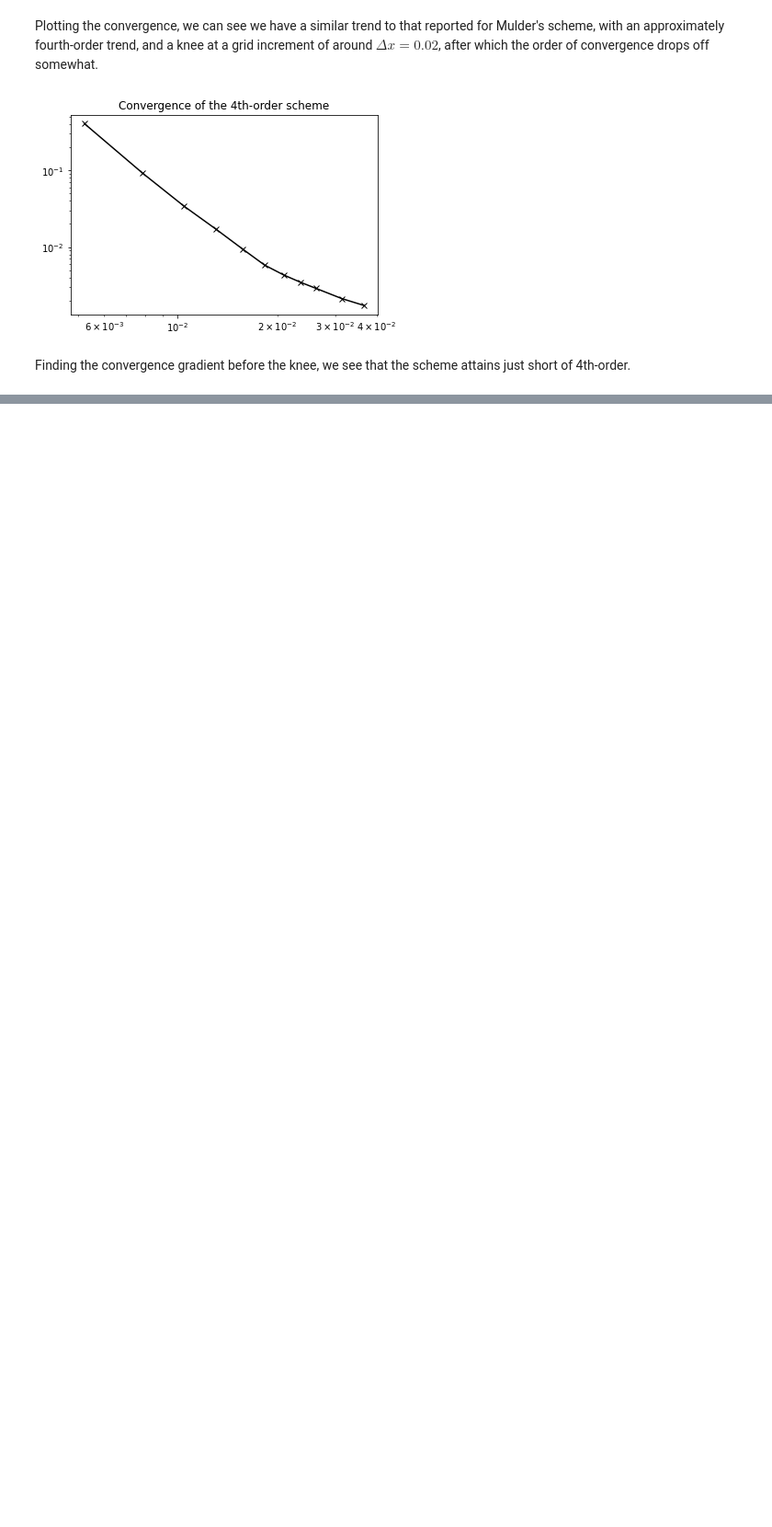
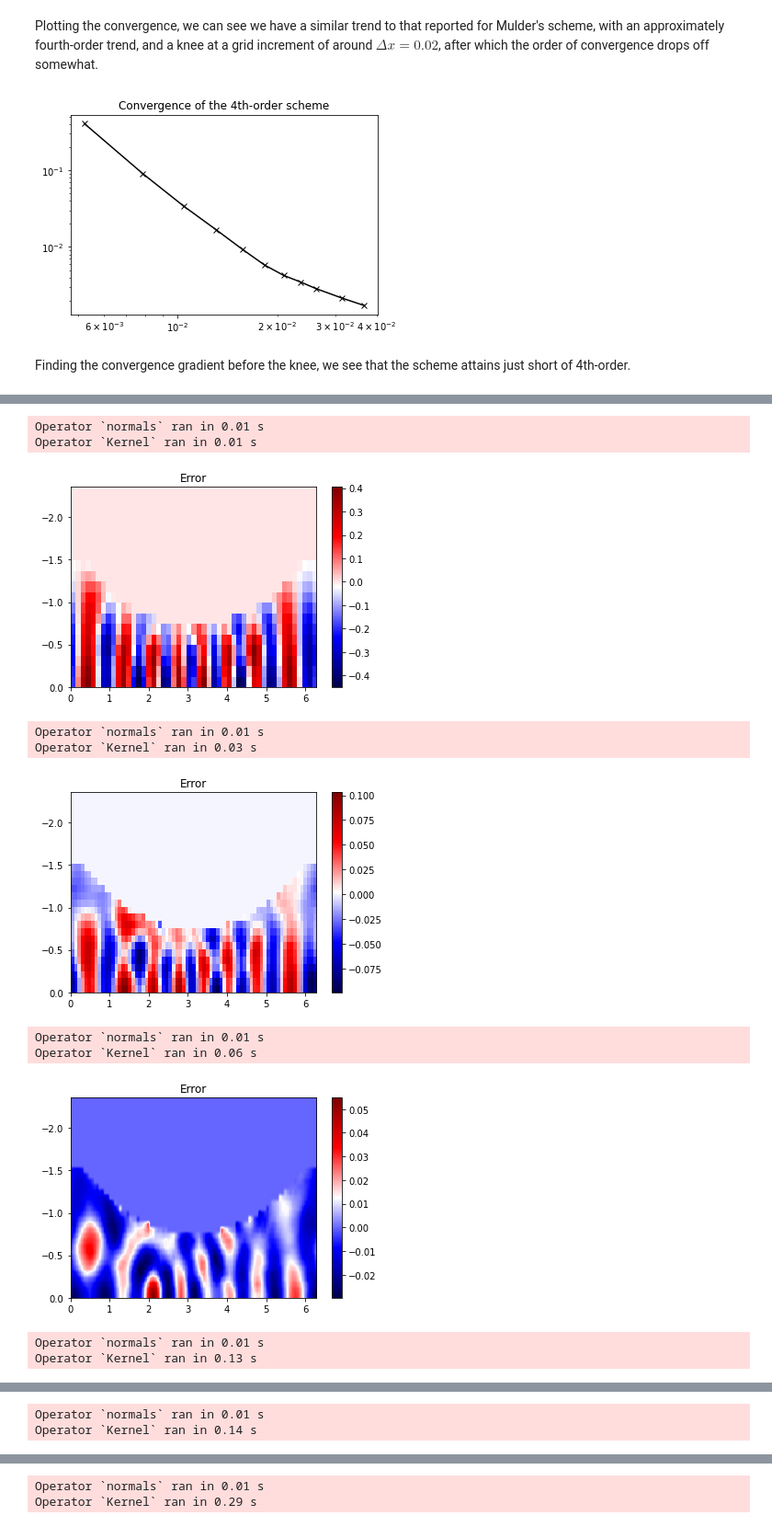
Before and after one commit to devitocodes/schism, a Jupyter notebook: examples/9_2nd-order_acoustic_convergence_testing.ipynb, the cells around one changed output, grey strips where cells are left out. Shown: that part at 92% size. Drawn from its saved outputs; the diff is of its cells as text; code cells hidden in the pictures; blank space fills up the shorter version.

```diff
--- a/examples/9_2nd-order_acoustic_convergence_testing.ipynb
+++ b/examples/9_2nd-order_acoustic_convergence_testing.ipynb
@@ -57,0 +58,19 @@ grad_knee
+# %%
+refinements = [0.2, 0.3, 0.4, 0.5, 0.6, 0.7, 0.8, 0.9, 1.0, 1.2, 1.4]
+errs_max_1d = []
+
+for refinement in refinements:
+    max_err = calculate_error(refinement, has_1D_basis=True)
+    errs_max_1d.append(max_err)
+# %% [output]
+Operator `normals` ran in 0.01 s
+Operator `Kernel` ran in 0.01 s
+[figure, added]
+Operator `normals` ran in 0.01 s
+Operator `Kernel` ran in 0.03 s
+[figure, added]
+Operator `normals` ran in 0.01 s
+Operator `Kernel` ran in 0.06 s
+[figure, added]
+Operator `normals` ran in 0.01 s
+Operator `Kernel` ran in 0.13 s
@@ -57,0 +78,2 @@ grad_knee
+Operator `normals` ran in 0.01 s
+Operator `Kernel` ran in 0.14 s
@@ -57,0 +81,2 @@ grad_knee
+Operator `normals` ran in 0.01 s
+Operator `Kernel` ran in 0.29 s
```
Also changed, not shown: parts of 5 cells of this notebook, 1 other file.
